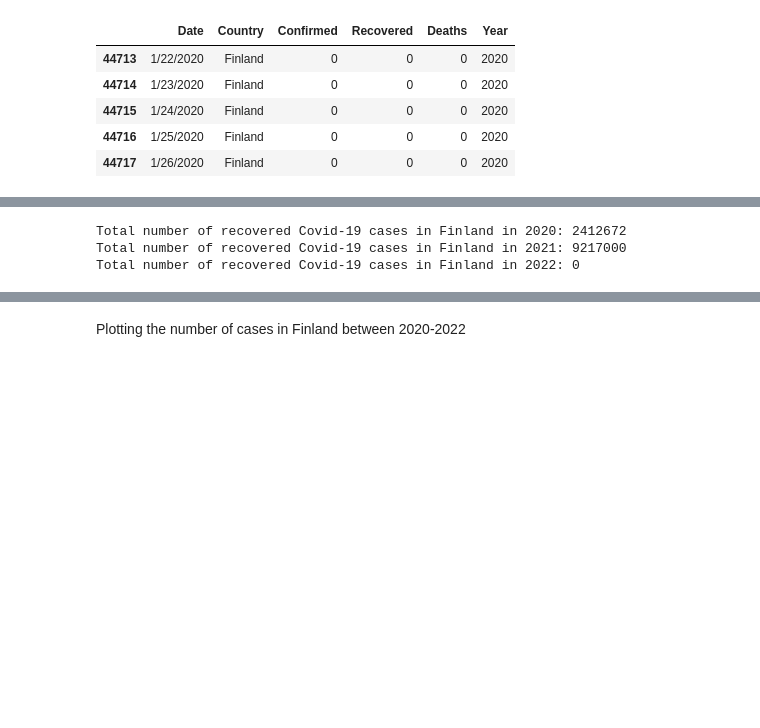
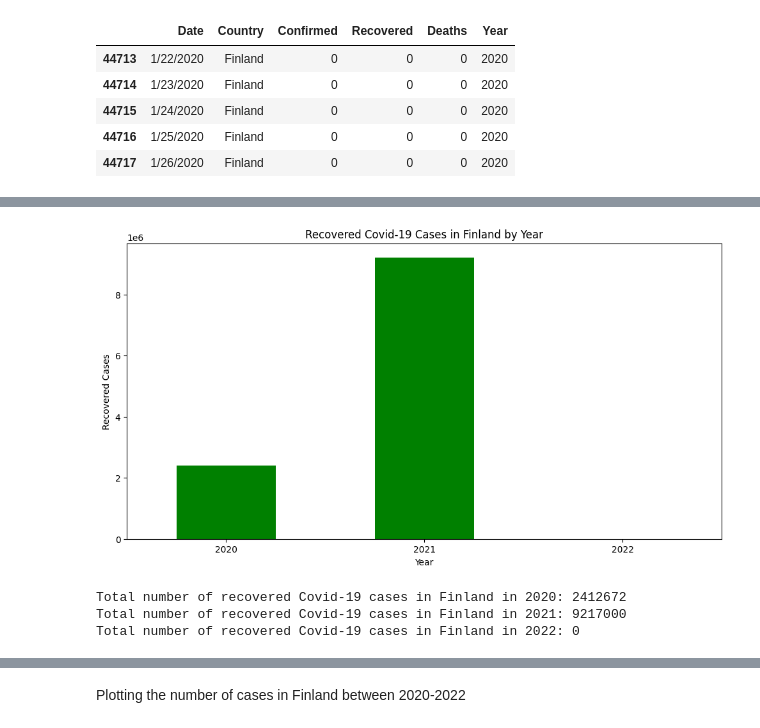
Before and after one commit to SamiAnttalainen/Covid-19_Analysis-Project, a Jupyter notebook: Covid-19_Data_Analysis.ipynb, the cells around one changed output, grey strips where cells are left out. Cells and saved outputs as stored; diff of their text form; code cells hidden in the pictures; blank space fills up the shorter version.

```diff
--- a/Covid-19_Data_Analysis.ipynb
+++ b/Covid-19_Data_Analysis.ipynb
@@ -135,11 +149,21 @@ Total number of confirmed Covid-19 cases in Finland in 2022: 7670184
 # %%
 # Recovered cases in Finland by year
 recovered_cases_finland_by_year = data[(data['Country'] == 'Finland')].groupby("Year")["Recovered"].sum()
 
+# Plotting the recovered cases in Finland by year
+plt.figure(figsize=(12, 6))
+recovered_cases_finland_by_year.plot(kind='bar', color='green')
+plt.xlabel('Year')
+plt.ylabel('Recovered Cases')
+plt.title('Recovered Covid-19 Cases in Finland by Year')
+plt.xticks(rotation=0)
+plt.show()
+
 # Looping through the recovered cases in Finland by year dataframe
 for year, recovered_cases in recovered_cases_finland_by_year.items():
     print(f"Total number of recovered Covid-19 cases in Finland in {year}: {recovered_cases}")
 # %% [output]
+[figure, added]
 Total number of recovered Covid-19 cases in Finland in 2020: 2412672
 Total number of recovered Covid-19 cases in Finland in 2021: 9217000
 Total number of recovered Covid-19 cases in Finland in 2022: 0
```
Also changed, not shown: parts of 9 cells of this notebook.
